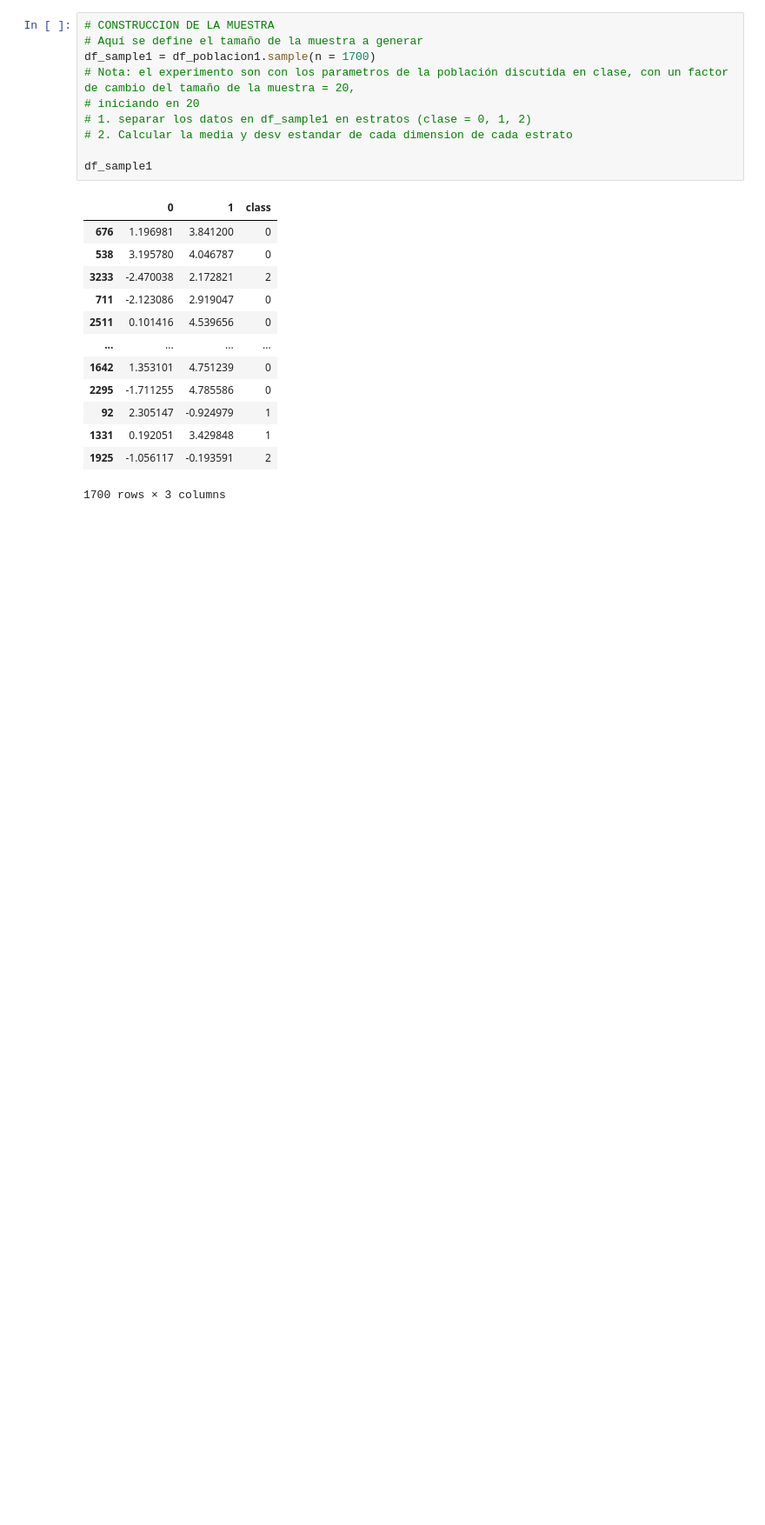
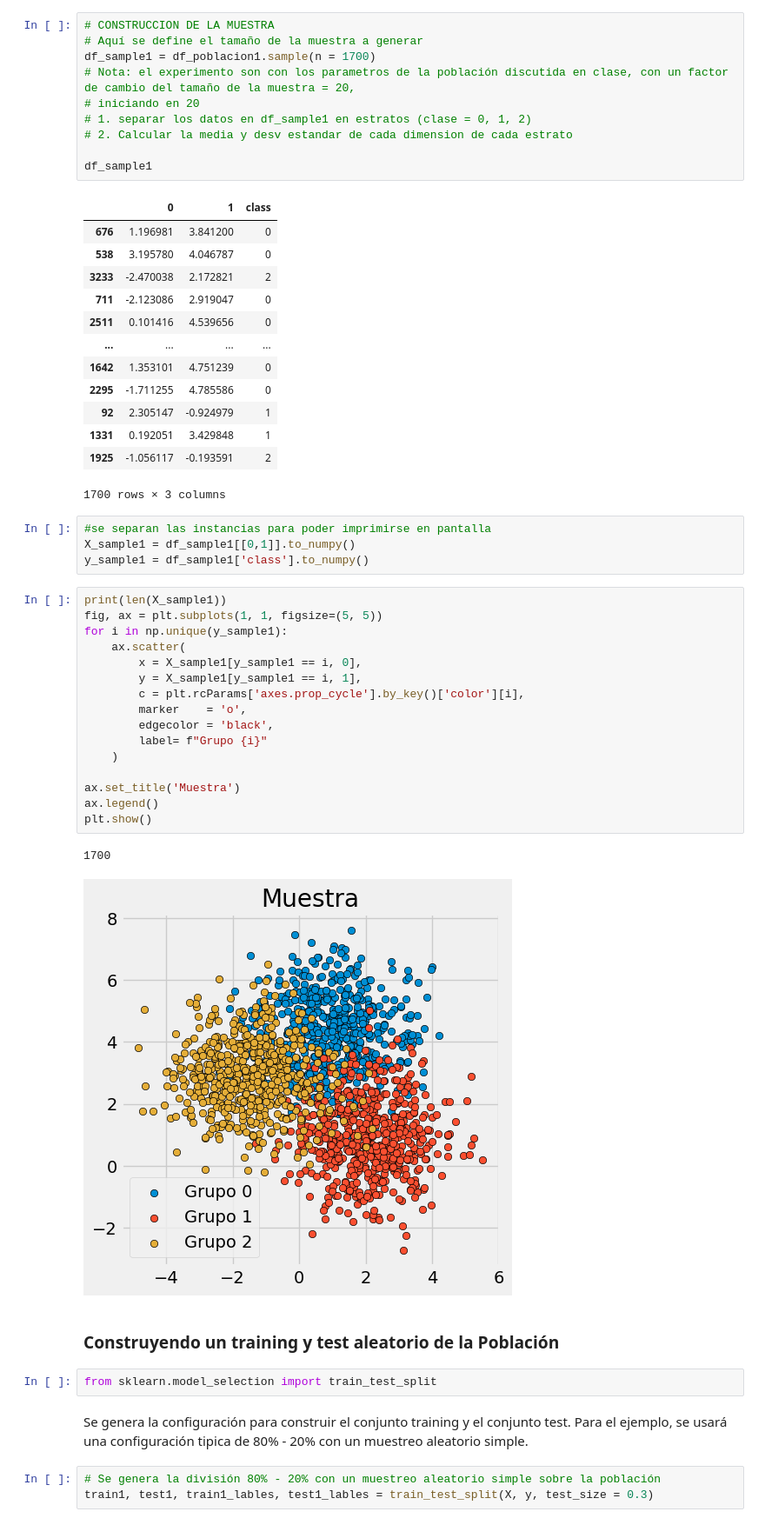
Before and after one commit to IsaacBrrP/LogicaProgramacionMachineLearning, a Jupyter notebook: Muestreo_AleatorioSimple_Ejemplo1.ipynb, the cells around one changed output. Shown at 87% size. Drawn from its saved outputs; the diff is of its cells as text; blank space fills up the shorter version.

```diff
--- a/Muestreo_AleatorioSimple_Ejemplo1.ipynb
+++ b/Muestreo_AleatorioSimple_Ejemplo1.ipynb
@@ -151,3 +149,35 @@ df_sample1
 | 1331 | 0.192051 | 3.429848 | 1 |
 | 1925 | -1.056117 | -0.193591 | 2 |
 1700 rows × 3 columns
+# %%
+#se separan las instancias para poder imprimirse en pantalla
+X_sample1 = df_sample1[[0,1]].to_numpy()
+y_sample1 = df_sample1['class'].to_numpy()
+# %%
+print(len(X_sample1))
+fig, ax = plt.subplots(1, 1, figsize=(5, 5))
+for i in np.unique(y_sample1):
+    ax.scatter(
+        x = X_sample1[y_sample1 == i, 0],
+        y = X_sample1[y_sample1 == i, 1],
+        c = plt.rcParams['axes.prop_cycle'].by_key()['color'][i],
+        marker    = 'o',
+        edgecolor = 'black',
+        label= f"Grupo {i}"
+    )
+
+ax.set_title('Muestra')
+ax.legend()
+plt.show()
+# %% [output]
+1700
+[figure, added]
+# %% [markdown]
+### Construyendo un training y test aleatorio de la Población
+# %%
+from sklearn.model_selection import train_test_split
+# %% [markdown]
+Se genera la configuración para construir el conjunto training y el conjunto test. Para el ejemplo, se usará una configuración tipica de 80% - 20% con un muestreo aleatorio simple.
+# %%
+# Se genera la división 80% - 20% con un muestreo aleatorio simple sobre la población
+train1, test1, train1_lables, test1_lables = train_test_split(X, y, test_size = 0.3)
```
Also changed, not shown: parts of 8 cells of this notebook.
